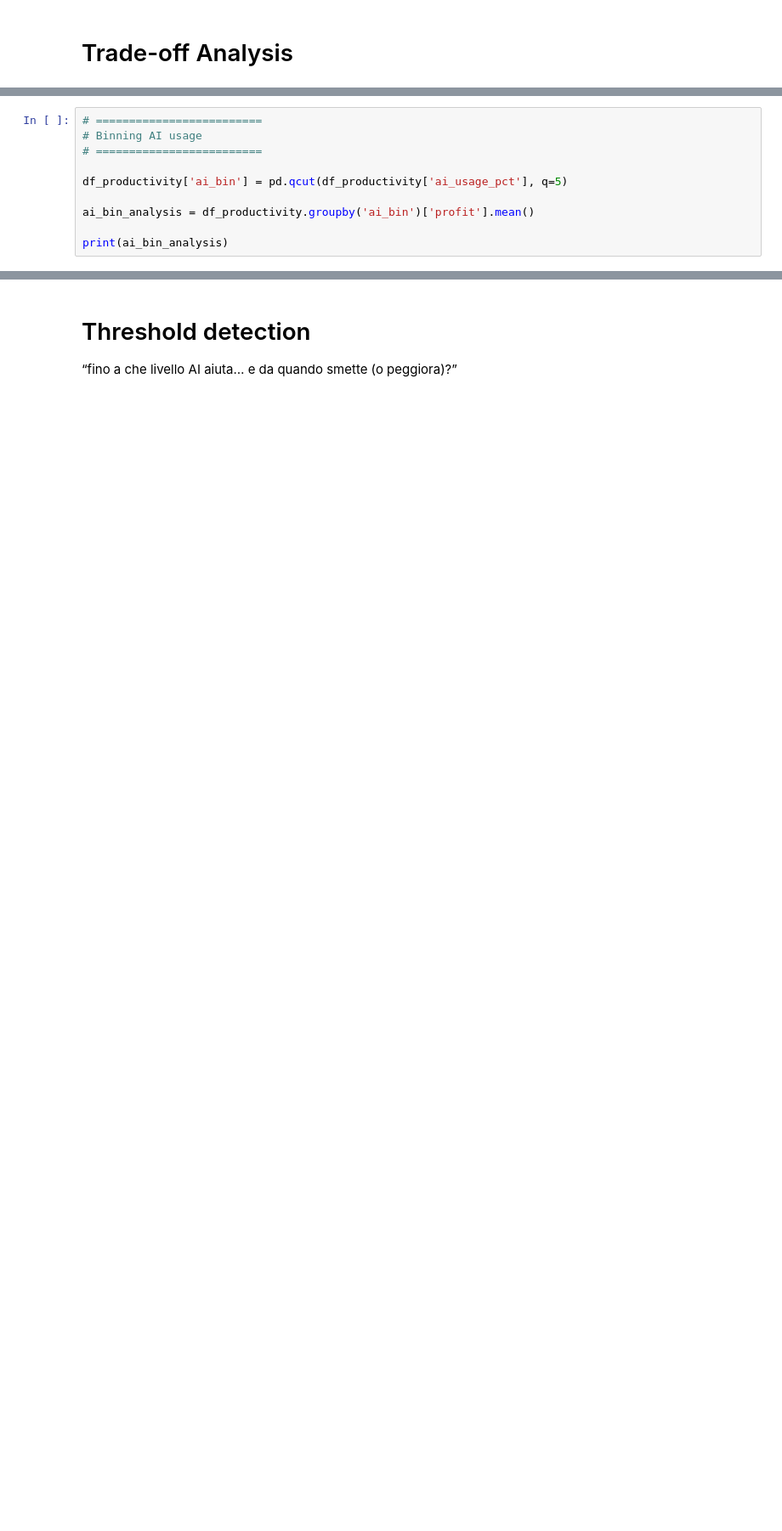
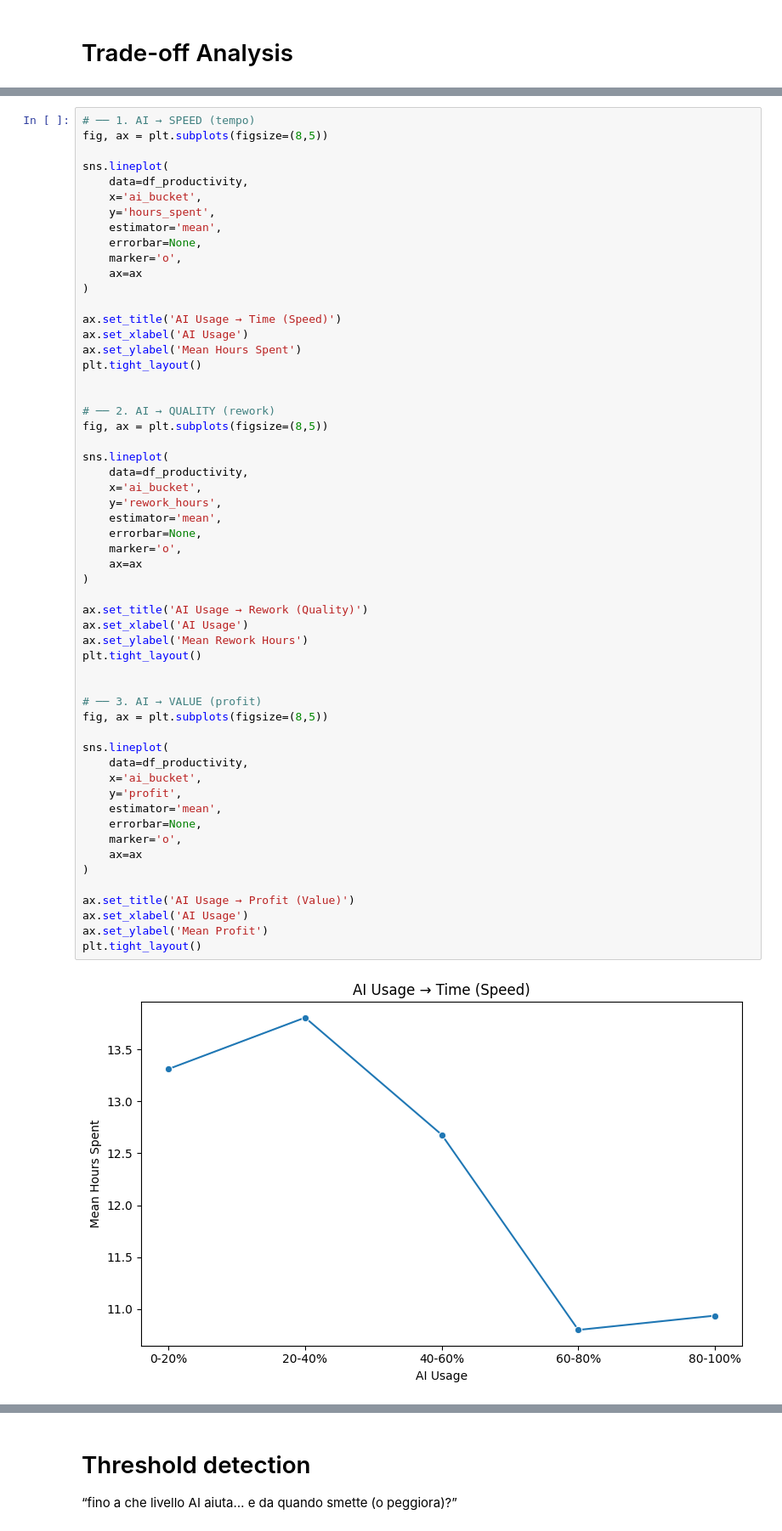
Before and after one commit to andreamammano89-maker/ML_Project_SEA_815441, a Jupyter notebook: EDA.ipynb, the cells around one changed output, grey strips where cells are left out. Shown at 85% size. Cells and saved outputs as stored; diff of their text form; blank space fills up the shorter version.

```diff
--- a/EDA.ipynb
+++ b/EDA.ipynb
@@ -1006,10 +1052,0 @@ plt.show()
-# %%
-# =========================
-# Binning AI usage
-# =========================
-
-df_productivity['ai_bin'] = pd.qcut(df_productivity['ai_usage_pct'], q=5)
-
-ai_bin_analysis = df_productivity.groupby('ai_bin')['profit'].mean()
-
-print(ai_bin_analysis)
@@ -1033,0 +1053,58 @@ plt.show()
+# %%
+# ── 1. AI → SPEED (tempo)
+fig, ax = plt.subplots(figsize=(8,5))
+
+sns.lineplot(
+    data=df_productivity,
+    x='ai_bucket',
+    y='hours_spent',
+    estimator='mean',
+    errorbar=None,
+    marker='o',
+    ax=ax
+)
+
+ax.set_title('AI Usage → Time (Speed)')
+ax.set_xlabel('AI Usage')
+ax.set_ylabel('Mean Hours Spent')
+plt.tight_layout()
+
+
+# ── 2. AI → QUALITY (rework)
+fig, ax = plt.subplots(figsize=(8,5))
+
+sns.lineplot(
+    data=df_productivity,
+    x='ai_bucket',
+    y='rework_hours',
+    estimator='mean',
+    errorbar=None,
+    marker='o',
+    ax=ax
+)
+
+ax.set_title('AI Usage → Rework (Quality)')
+ax.set_xlabel('AI Usage')
+ax.set_ylabel('Mean Rework Hours')
+plt.tight_layout()
+
+
+# ── 3. AI → VALUE (profit)
+fig, ax = plt.subplots(figsize=(8,5))
+
+sns.lineplot(
+    data=df_productivity,
+    x='ai_bucket',
+    y='profit',
+    estimator='mean',
+    errorbar=None,
+    marker='o',
+    ax=ax
+)
+
+ax.set_title('AI Usage → Profit (Value)')
+ax.set_xlabel('AI Usage')
+ax.set_ylabel('Mean Profit')
+plt.tight_layout()
+# %% [output]
+[figure, added]
```
Also changed, not shown: parts of 26 cells of this notebook.
